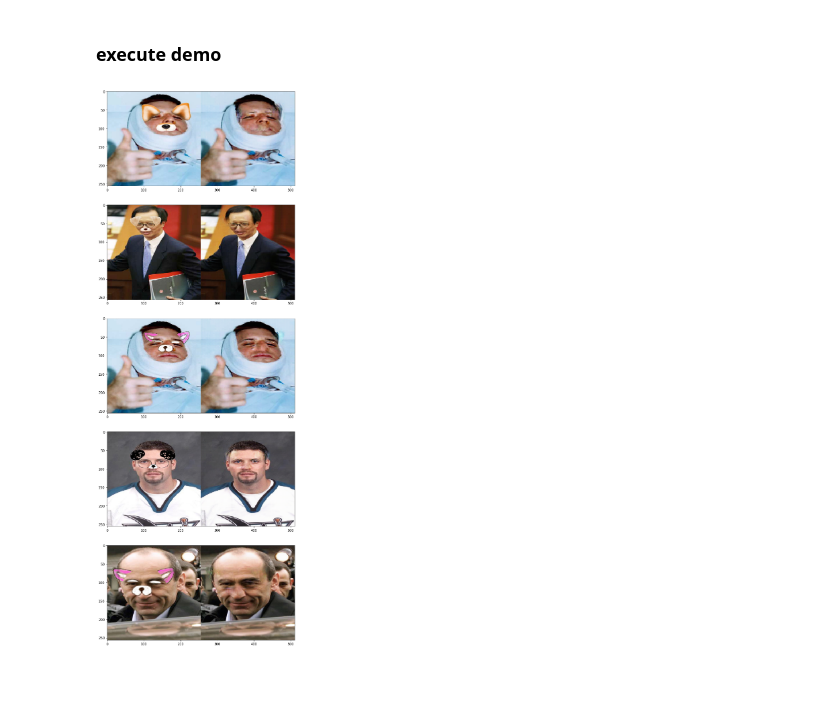
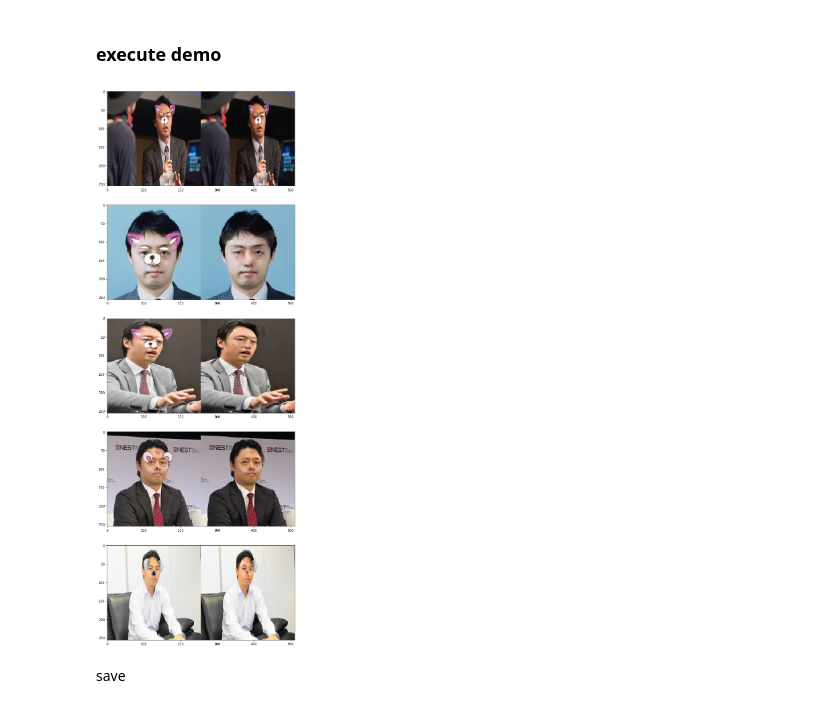
Before and after one commit to kacky24/dl_lecture_ad_team18, a Jupyter notebook: demo.ipynb, the cells around one changed output. Drawn from its saved outputs; the diff is of its cells as text; code cells hidden in the pictures; blank space fills up the shorter version.

```diff
--- a/demo.ipynb
+++ b/demo.ipynb
@@ -5,10 +5,12 @@ import torch
 import numpy as np
 import matplotlib.pyplot as plt
 from torch.autograd import Variable
-from gan.models import idcgan_model, pix2pix_model
+from pix2pix_and_idcgan.models import idcgan_model, pix2pix_model
 import cv2
-model_path = 'gan/pretrained_models'
-img_dir = 'sample_images'
+model_path = 'pix2pix_and_idcgan/pretrained_models'
+# img_dir = 'dataset/snow_japanese2_valid'
+img_dir = 'dataset/snow_matsuo_all'
+# img_dir = ''
 # %% [markdown]
 ### load model
 # %%
@@ -16,7 +18,7 @@ img_dir = 'sample_images'
 # checkpoint = torch.load(os.path.join(model_path, 'idcgan/096.ckpt'))
 
 model = pix2pix_model.Generator(3, 3)
-checkpoint = torch.load(os.path.join(model_path, 'pix2pix/200.ckpt'))
+checkpoint = torch.load(os.path.join(model_path, 'pix2pix/j_200.ckpt'), map_location=lambda storage, loc: storage)
 
 model.load_state_dict(checkpoint['state_dict_g'])
 # %% [markdown]
@@ -24,25 +26,28 @@ model.load_state_dict(checkpoint['state_dict_g'])
 # %%
 model = model.eval()
 
 fig = plt.figure(figsize=(10, 30))
-img_list = os.listdir(img_dir)
-img_list = [x for x in img_list if '20000' not in x]
+img_list = os.listdir(img_dir)[0:5]
+# img_list = ['snow_fukuma.jpg']
 
 for i, f in enumerate(img_list):
     plt.subplot(len(img_list),1, i + 1)
     ori_img = cv2.imread(os.path.join(img_dir, f))
     ori_img = cv2.resize(ori_img, (256, 256))
     img = (ori_img / 127.5) - 1
     img = img.transpose(2, 0, 1)[np.newaxis, :, :, :].astype(np.float32)
     img = Variable(torch.from_numpy(img))
     # predict
     output = model(img)
     output = output.data.numpy()[0].transpose(1, 2, 0)
     output = ((output + 1) * 127.5).astype(np.uint8)
+    # cv2.imwrite(f, output)
     # picture
     cat_img = np.concatenate((ori_img, output), axis=1)
     plt.imshow(cat_img[:, :, [2, 1, 0]], aspect='auto')
 
 plt.show()
 # %% [output]
-[figure, old version]
+[figure, new version]
+# %% [markdown]
+save
```
Also changed, not shown: parts of 1 cell of this notebook.
